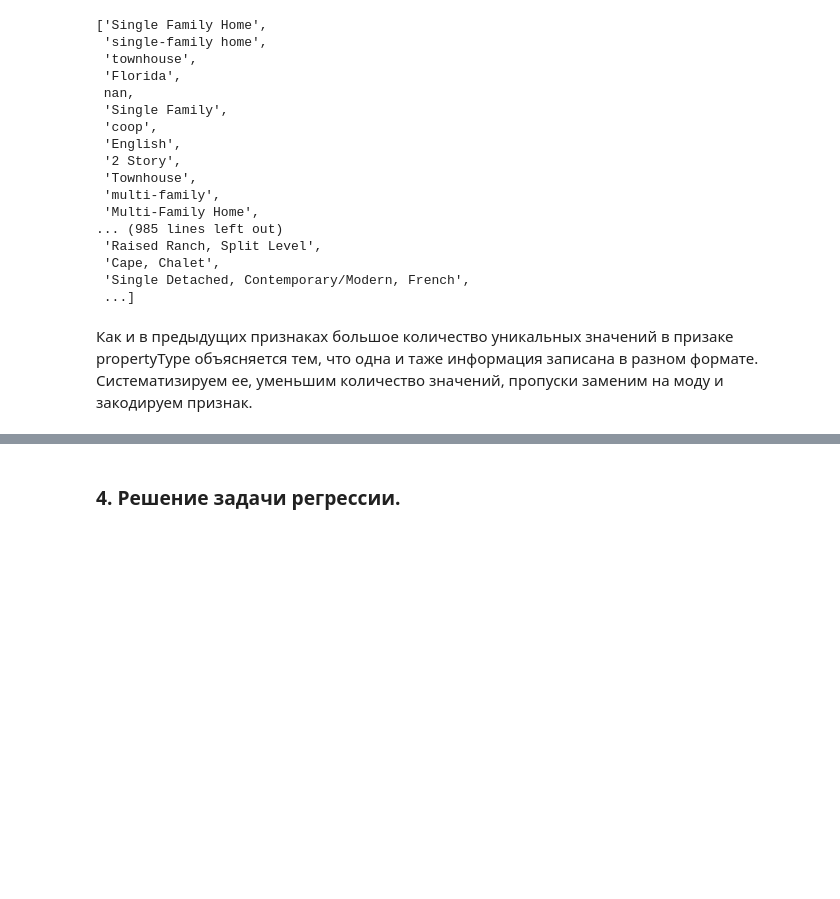
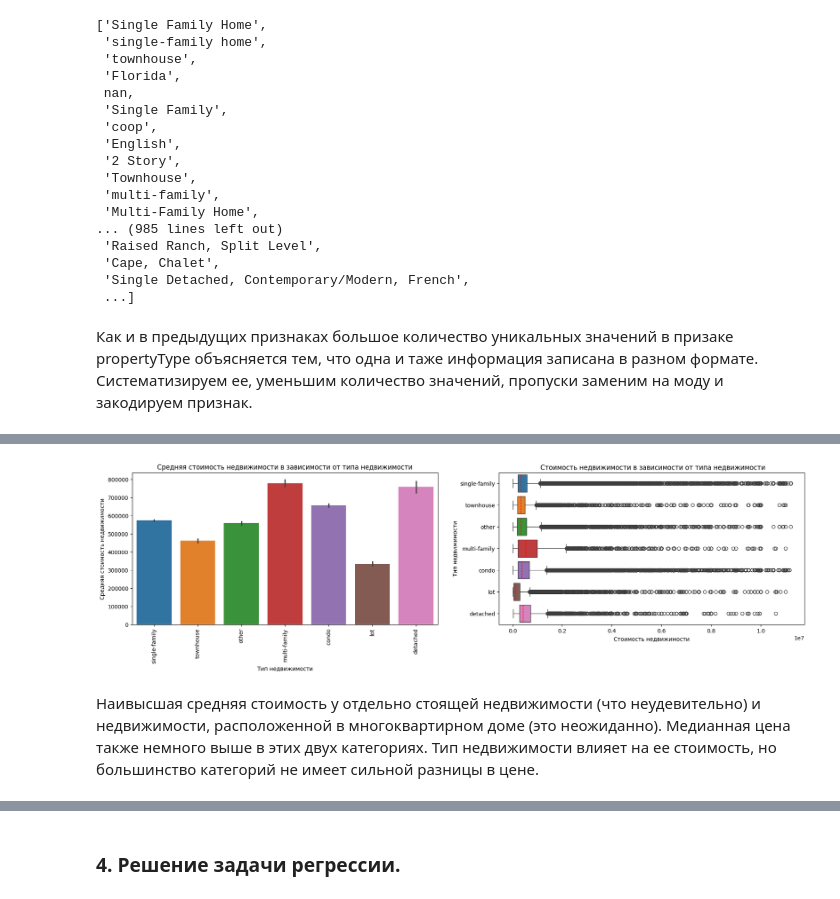
Before and after one commit to LNarnia/IDE_new, a Jupyter notebook: Skillfactory/final_project/project.ipynb, the cells around one changed output, grey strips where cells are left out. Drawn from its saved outputs; the diff is of its cells as text; code cells hidden in the pictures; blank space fills up the shorter version.

```diff
--- a/Skillfactory/final_project/project.ipynb
+++ b/Skillfactory/final_project/project.ipynb
@@ -1403,0 +1419,34 @@ data['propertyType'] = data['propertyType'].apply(get_property_type)
+# %%
+fig, axes = plt.subplots(1, 2, figsize=(22, 5))
+
+# Строим столбчатую диаграмму для визуализации средней стоимости недвижимости в зависимости от типа недвижимости
+sns.barplot(
+            data,
+            x='propertyType',
+            y='target',
+            hue='propertyType',
+            legend=False,
+            ax=axes[0]
+            )
+axes[0].set(xlabel='Тип недвижимости', ylabel='Средняя стоимость недвижимости')
+axes[0].xaxis.set_tick_params(rotation = 90)
+axes[0].set_title('Средняя стоимость недвижимости в зависимости от типа недвижимости')
+
+# Строим коробчатую диаграмму для визуализации стоимости недвижимости в зависимости от типа недвижимости
+sns.boxplot(
+            data,
+            x='target',
+            y='propertyType',
+            orient='h',
+            hue='propertyType',
+            legend=False,
+            medianprops={"color": "red", "linestyle": '--'}
+            )
+axes[1].set(xlabel='Стоимость недвижимости', ylabel='Тип недвижимости')
+axes[1].set_title(' Стоимость недвижимости в зависимости от типа недвижимости')
+
+plt.show()
+# %% [output]
+[figure, added]
+# %% [markdown]
+Наивысшая средняя стоимость у отдельно стоящей недвижимости (что неудевительно) и недвижимости, расположенной в многоквартирном доме (это неожиданно). Медианная цена также немного выше в этих двух категориях. Тип недвижимости влияет на ее стоимость, но большинство категорий не имеет сильной разницы в цене.
```
Also changed, not shown: parts of 61 cells of this notebook, 1 other file.
